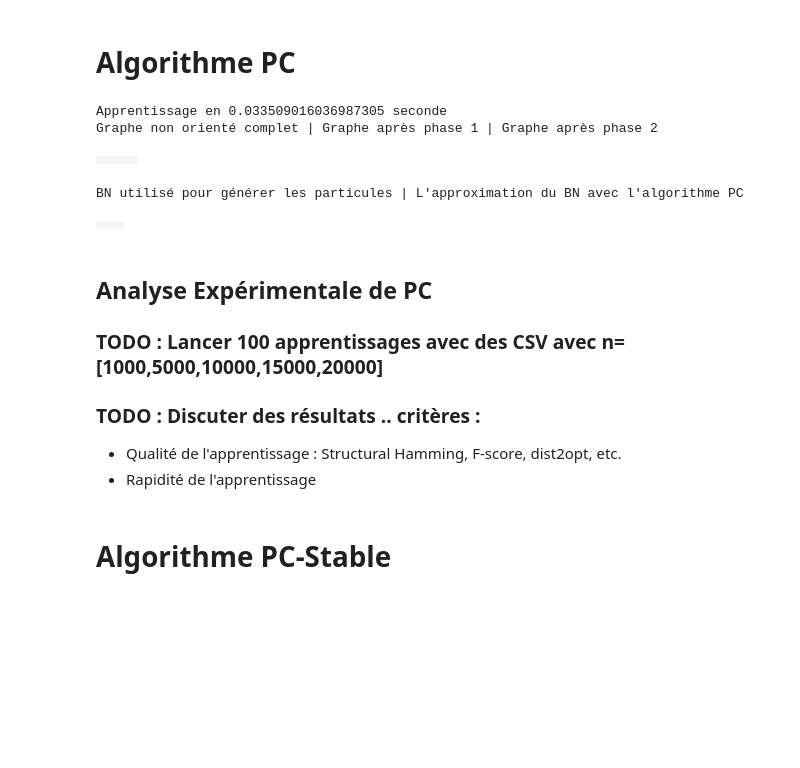
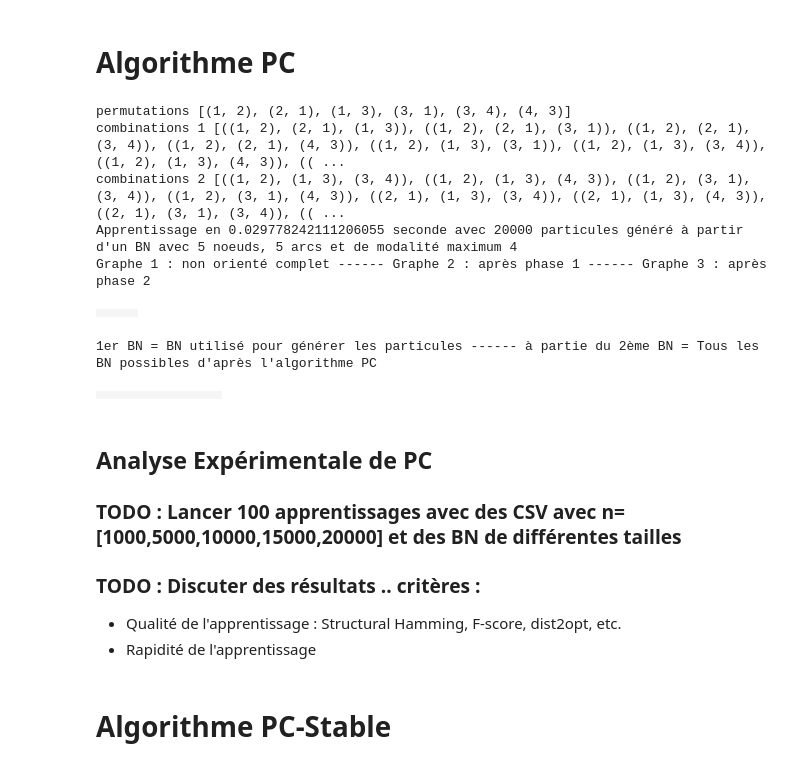
Before and after one commit to davidPinaud/BN_PCSTABLE, a Jupyter notebook: test_projet_MADI.ipynb, the cells around one changed output. Cells and saved outputs as stored; diff of their text form; code cells hidden in the pictures; blank space fills up the shorter version.

Commit message:
Écriture d'une fonction qui permet, avec une classe d'équivalence de markov, de générer tous les BN possibles (pour l'affichage dans lee .ipynb)

```diff
--- a/test_projet_MADI.ipynb
+++ b/test_projet_MADI.ipynb
@@ -1,27 +1,2 @@
 # %% [markdown]
 # Import et fonctions utilitaires
-# %%
-from PC import PC
-import pyAgrum as gum
-import pyAgrum.lib.notebook as gnb
-import time
-
-def get_approxBN(AlgoPC:PC):
-    """Fonction qui converti le graphe mixte utilisé dans l'algorithme PC en un BN
-
-    Parameters
-    ----------
-    AlgoPC : PC
-        l'objet associé à l'apprentissage
-
-    Returns
-    -------
-    pyAgrum.BayesNet
-        le BN associé
-    """
-    bn_approx=gum.BayesNet('bn_approx')
-    for nodeID in AlgoPC.G.nodes():
-        bn_approx.add(gum.LabelizedVariable(bn.variable(nodeID).name(),''))
-    for (node1,node2) in AlgoPC.G.arcs():
-        bn_approx.addArc(bn.variable(node1).name(),bn.variable(node2).name())
-    return bn_approx
@@ -29,11 +58,12 @@ def get_approxBN(AlgoPC:PC):
 # Algorithme PC
 # %%
 #Générer un BN aléatoire
+n=20000
 generator=gum.BNGenerator()
 bn=generator.generate(n_nodes=5, n_arcs=8, n_modmax=4)
 gum.generateCSV(bn,name_out="test.csv", n=20000, show_progress=False, with_labels=False)
 #Fonction d'apprentissage avec PC
-def learn_PC(csvFilePath="test.csv",verbose=False):
+def learn_PC(n,bn,csvFilePath="test.csv",verbose=False):
     """Approxime un BN à partir de particules données à travers un CSV donné.
 
     Parameters
@@ -41,47 +71,50 @@ def learn_PC(csvFilePath="test.csv",verbose=False):
     csvFilePath : str, optional
         chemin vers le fichier CSV, by default "test.csv"
     verbose : bool, optional
         Permet d'afficher le graphe mixte au cours de l'apprentissage et le BN approximé à la fin avec le BN utilisé pour générer les particules, by default False
 
     Returns
     -------
     pyAgrum.BayesNet
         Une approximation du BN qui a généré les particules
     """
     if verbose :
         start=time.time()
     AlgoPC=PC(csvFilePath=csvFilePath)
     if verbose:
         GNonOriente=gum.MixedGraph(AlgoPC.G)
     AlgoPC.phase1()
     if verbose:
         GPhase1=gum.MixedGraph(AlgoPC.G)
     AlgoPC.phase2()
     if verbose:
         end=time.time()
         GPhase2=gum.MixedGraph(AlgoPC.G)
-    bn_approx=get_approxBN(AlgoPC)
+    all_bnApprox=get_approxBN(bn,AlgoPC)
     if verbose:
         duration=end-start
         s='s' if duration>1 else ""
-        print(f"Apprentissage en {duration} seconde{s}")
-        print("Graphe non orienté complet | Graphe après phase 1 | Graphe après phase 2")
+        print(f"Apprentissage en {duration} seconde{s} avec {n} particules généré à partir d'un BN avec {len(bn.nodes())} noeuds, {len(bn.arcs())} arcs et de modalité maximum {bn.maxVarDomainSize()} ")
+        print("Graphe 1 : non orienté complet ------ Graphe 2 : après phase 1 ------ Graphe 3 : après phase 2")
         gnb.sideBySide(GNonOriente,GPhase1,GPhase2)
-        print("BN utilisé pour générer les particules | L'approximation du BN avec l'algorithme PC")
-        gnb.sideBySide(bn,bn_approx)
-    return bn_approx
+        print("1er BN = BN utilisé pour générer les particules ------ à partie du 2ème BN = Tous les BN possibles d'après l'algorithme PC")
+        gnb.sideBySide(bn,*all_bnApprox)
+    return all_bnApprox
 
 #Exemple
-bn_approx=learn_PC(csvFilePath="test.csv",verbose=True)
+bn_approx=learn_PC(n,bn,csvFilePath="test.csv",verbose=True)
 # %% [output]
-Apprentissage en 0.033509016036987305 seconde
-Graphe non orienté complet | Graphe après phase 1 | Graphe après phase 2
+permutations [(1, 2), (2, 1), (1, 3), (3, 1), (3, 4), (4, 3)]
+combinations 1 [((1, 2), (2, 1), (1, 3)), ((1, 2), (2, 1), (3, 1)), ((1, 2), (2, 1), (3, 4)), ((1, 2), (2, 1), (4, 3)), ((1, 2), (1, 3), (3, 1)), ((1, 2), (1, 3), (3, 4)), ((1, 2), (1, 3), (4, 3)), (( ...
+combinations 2 [((1, 2), (1, 3), (3, 4)), ((1, 2), (1, 3), (4, 3)), ((1, 2), (3, 1), (3, 4)), ((1, 2), (3, 1), (4, 3)), ((2, 1), (1, 3), (3, 4)), ((2, 1), (1, 3), (4, 3)), ((2, 1), (3, 1), (3, 4)), (( ...
+Apprentissage en 0.029778242111206055 seconde avec 20000 particules généré à partir d'un BN avec 5 noeuds, 5 arcs et de modalité maximum 4
+Graphe 1 : non orienté complet ------ Graphe 2 : après phase 1 ------ Graphe 3 : après phase 2
 |  |  |  |
-BN utilisé pour générer les particules | L'approximation du BN avec l'algorithme PC
+1er BN = BN utilisé pour générer les particules ------ à partie du 2ème BN = Tous les BN possibles d'après l'algorithme PC
-|  |  |
+|  |  |  |  |  |  |  |  |  |
 # %% [markdown]
 ## Analyse Expérimentale de PC
-### TODO : Lancer 100 apprentissages avec des CSV avec n=[1000,5000,10000,15000,20000]
+### TODO : Lancer 100 apprentissages avec des CSV avec n=[1000,5000,10000,15000,20000]  et des BN de différentes tailles
 ### TODO : Discuter des résultats .. critères :
 - Qualité de l'apprentissage : Structural Hamming, F-score, dist2opt, etc.
 - Rapidité de l'apprentissage
```
Also changed, not shown: parts of 1 cell of this notebook, 1 other file.
